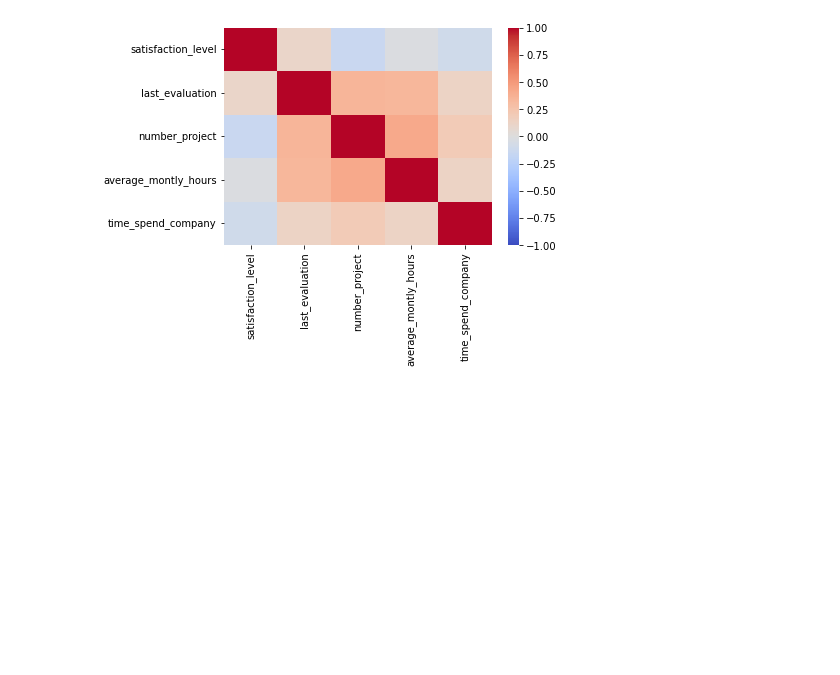
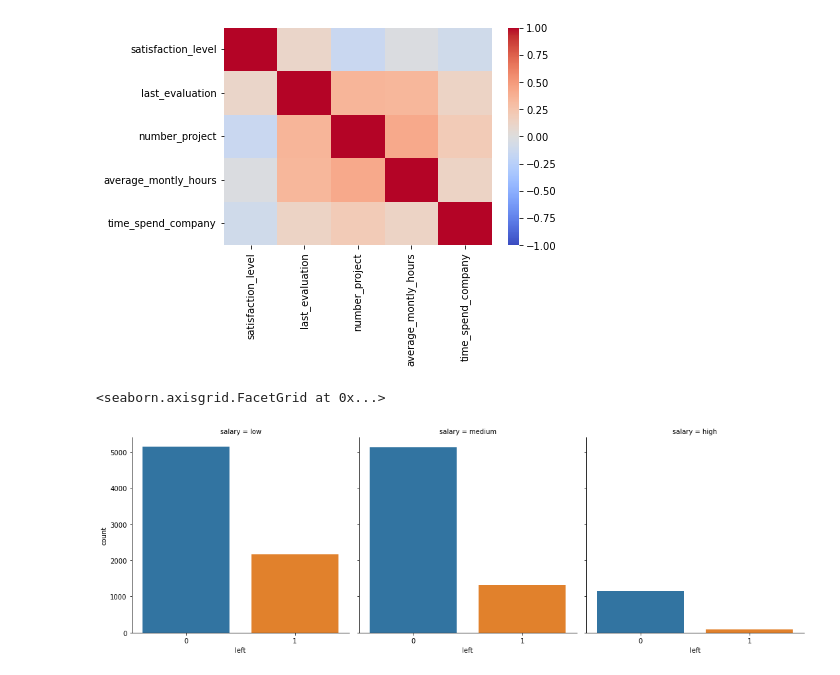
Before and after one commit to intelspeedstep/IDS748, a Jupyter notebook: Week 2.ipynb, the cells around one changed output. Saved outputs shown, nothing was run; the diff lists cells and outputs as text; code cells hidden in the pictures; blank space fills up the shorter version.

```diff
--- a/Week 2.ipynb
+++ b/Week 2.ipynb
@@ -694,3 +694,9 @@ sns.heatmap(data = df_corr, vmin = -1, vmax = 1, center = 0, cmap = 'coolwarm')
 # %% [output]
 <AxesSubplot:>
 [figure]
+# %%
+# categorical variable
+sns.catplot(data = df, x = 'left', kind = 'count', col = 'salary')
+# %% [output]
+<seaborn.axisgrid.FacetGrid at 0x...>
+[figure, added]
```
Also changed, not shown: parts of 7 cells of this notebook.
